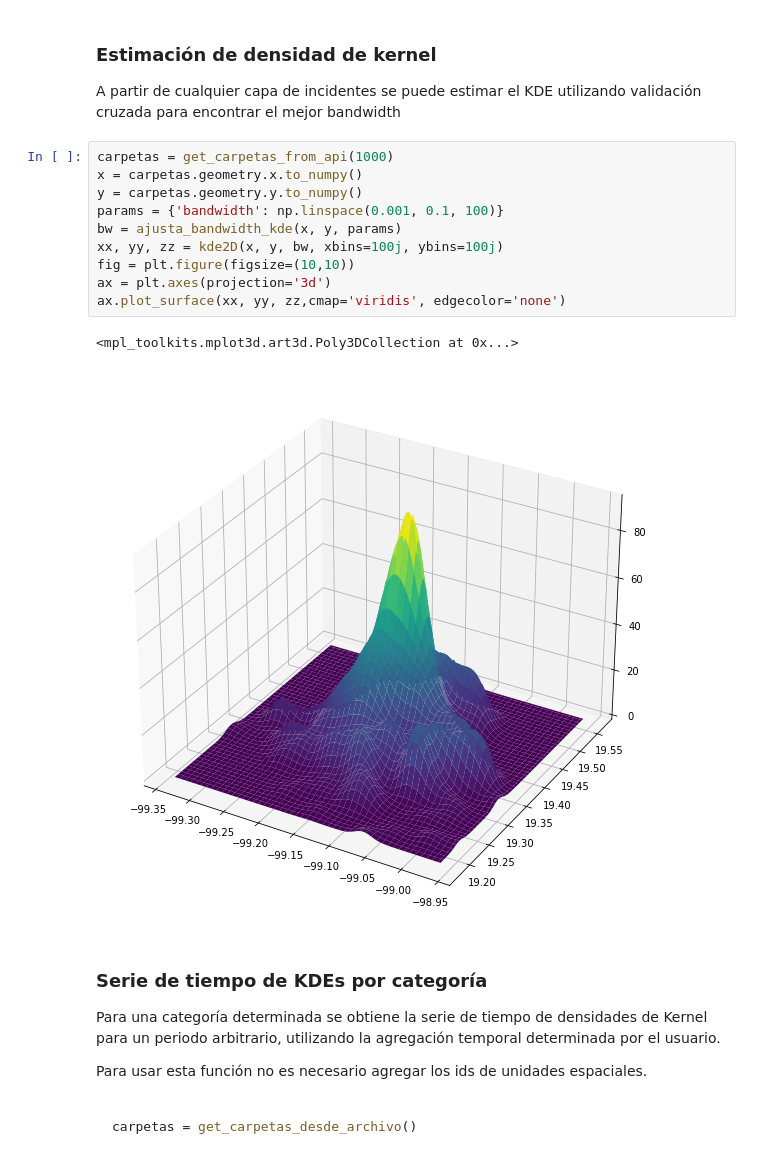
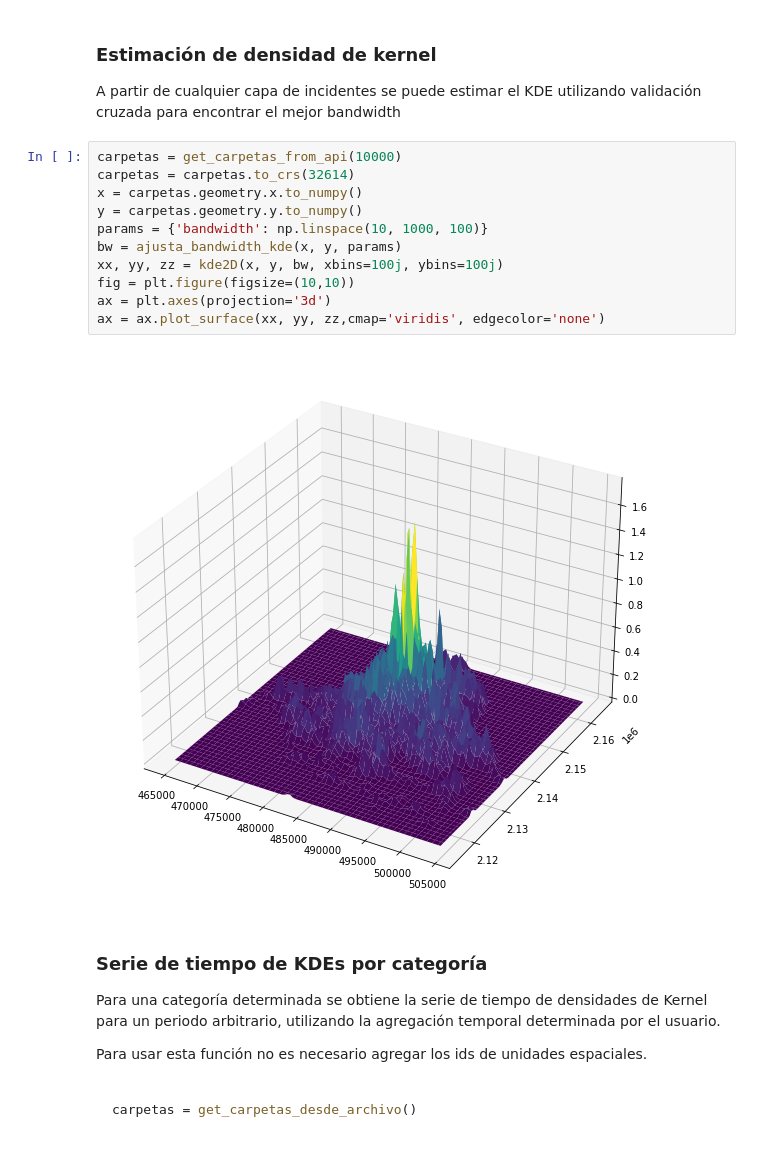
Before and after one commit to CentroGeo/criminologia_cdmx, a Jupyter notebook: index.ipynb, the cells around one changed output. Drawn from its saved outputs; the diff is of its cells as text.

```diff
--- a/index.ipynb
+++ b/index.ipynb
@@ -218,18 +218,18 @@ from criminologia_cdmx.patrones_espacio_temporales import *
 ### Estimación de densidad de kernel
 A partir de cualquier capa de incidentes se puede estimar el KDE utilizando validación cruzada para encontrar el mejor bandwidth
 # %%
-carpetas = get_carpetas_from_api(1000)
+carpetas = get_carpetas_from_api(10000)
+carpetas = carpetas.to_crs(32614)
 x = carpetas.geometry.x.to_numpy()
 y = carpetas.geometry.y.to_numpy()
-params = {'bandwidth': np.linspace(0.001, 0.1, 100)}
+params = {'bandwidth': np.linspace(10, 1000, 100)}
 bw = ajusta_bandwidth_kde(x, y, params)
 xx, yy, zz = kde2D(x, y, bw, xbins=100j, ybins=100j)
 fig = plt.figure(figsize=(10,10))
 ax = plt.axes(projection='3d')
-ax.plot_surface(xx, yy, zz,cmap='viridis', edgecolor='none')
+ax = ax.plot_surface(xx, yy, zz,cmap='viridis', edgecolor='none')
 # %% [output]
-<mpl_toolkits.mplot3d.art3d.Poly3DCollection at 0x...>
-[figure, old version]
+[figure, new version]
 # %% [markdown]
 ### Serie de tiempo de KDEs por categoría
 
```
Also changed, not shown: parts of 1 cell of this notebook, 7 other files.
